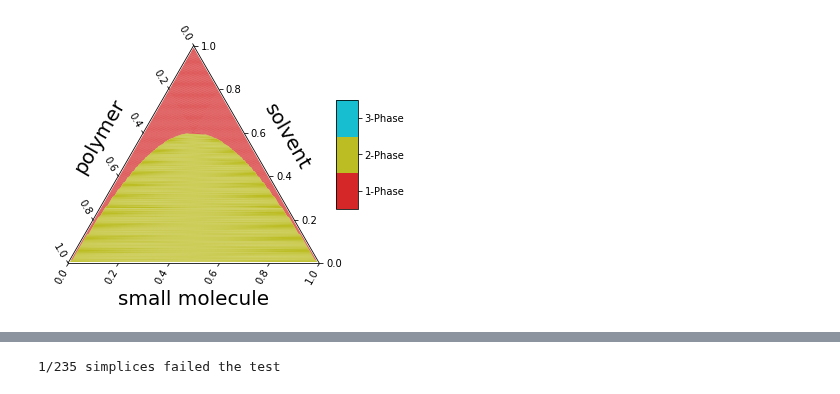
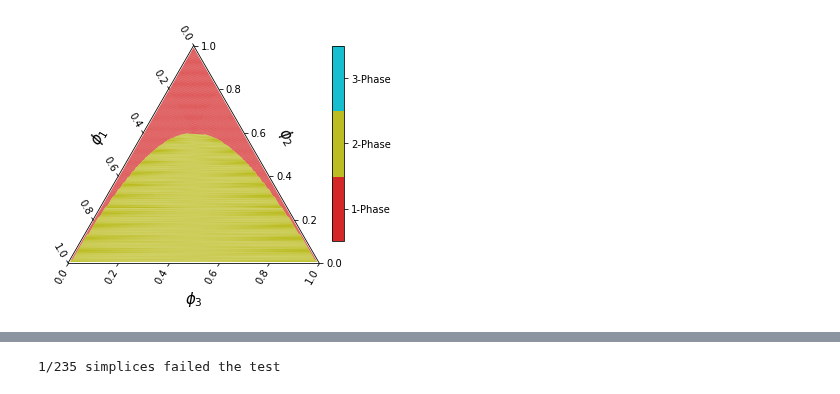
Before and after one commit to kiranvad/polyphase, a Jupyter notebook: notebooks/example.ipynb, the cells around one changed output, grey strips where cells are left out. Cells and saved outputs as stored; diff of their text form; code cells hidden in the pictures.

```diff
--- a/notebooks/example.ipynb
+++ b/notebooks/example.ipynb
@@ -47,10 +44,10 @@ Computation took 31.30s
 # %%
 import matplotlib.pyplot as plt
 
-phase.plot_mpltern(engine.grid, engine.simplices, engine.num_comps)
+engine.plot()
 plt.show()
 # %% [output]
-[figure, old version]
+[figure, new version]
 # %%
 # We can also compute phase splits given a composition using the following
 boundary_points = np.asarray([engine.is_boundary_point(x) for x in engine.grid.T])
```
Also changed, not shown: parts of 5 cells of this notebook, 1 other file.
